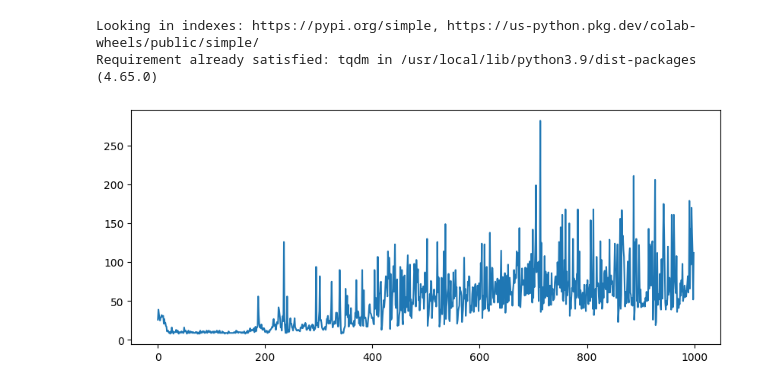
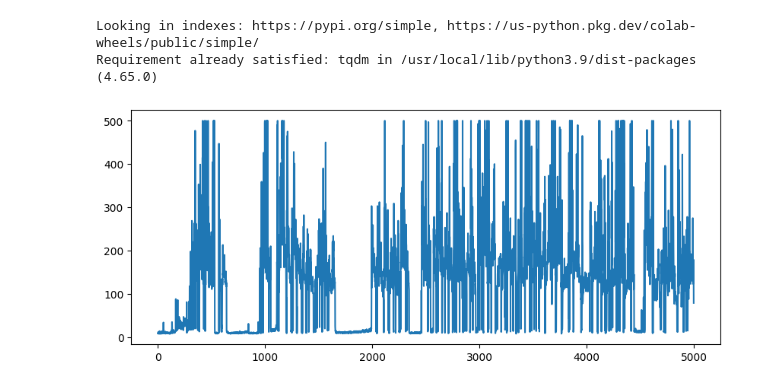
Before and after one commit to Mimikkk/2023-zimo, a Jupyter notebook: exercise-3-q-learning/2-cart-pole-solution.ipynb, the cells around one changed output. Drawn from its saved outputs; the diff is of its cells as text; code cells hidden in the pictures.

```diff
--- a/exercise-3-q-learning/2-cart-pole-solution.ipynb
+++ b/exercise-3-q-learning/2-cart-pole-solution.ipynb
@@ -233,14 +236,16 @@ def qlearning(env, h, optim, episodes, gamma=0.9, epsilon=0.2, eps_decay=0.99):
 # %%
 env = gym.make("CartPole-v1")  # Inicjalizacja nowego środowiska
 h = MyModel(env.observation_space.shape[0], env.action_space.n)  # Inicjalizacja modelu dla estymatora n_features=4 i n_output=2
-optimizer = torch.optim.SGD(h.parameters(), lr=0.001)  # Inicjalizacja optymalizatora
+optimizer = torch.optim.Adam(h.parameters(), lr=0.001)  # Inicjalizacja optymalizatora
 rewards = []  # Inicjalizacja listy wszytkich nagród
+# %%
+rewards.extend(qlearning(env, h, optimizer, 5000))  # Wykonaj 1000 epizodów naszego algorytmu qlearning
 # %%
-rewards.extend(qlearning(env, h, optimizer, 1000))  # Wykonaj 1000 epizodów naszego algorytmu qlearning
+# Narysuj historię wszystkich nagród od momentu inicjalizacji modelu
+import matplotlib.pyplot as plt
 
-# Narysuj historię wszystkich nagród od momentu inicjalizacji modelu
 plt.figure(figsize=(10, 4))
 plt.plot(rewards)
 plt.show()
 # %% [output]
-[figure, old version]
+[figure, new version]
```
Also changed, not shown: parts of 1 cell of this notebook.
